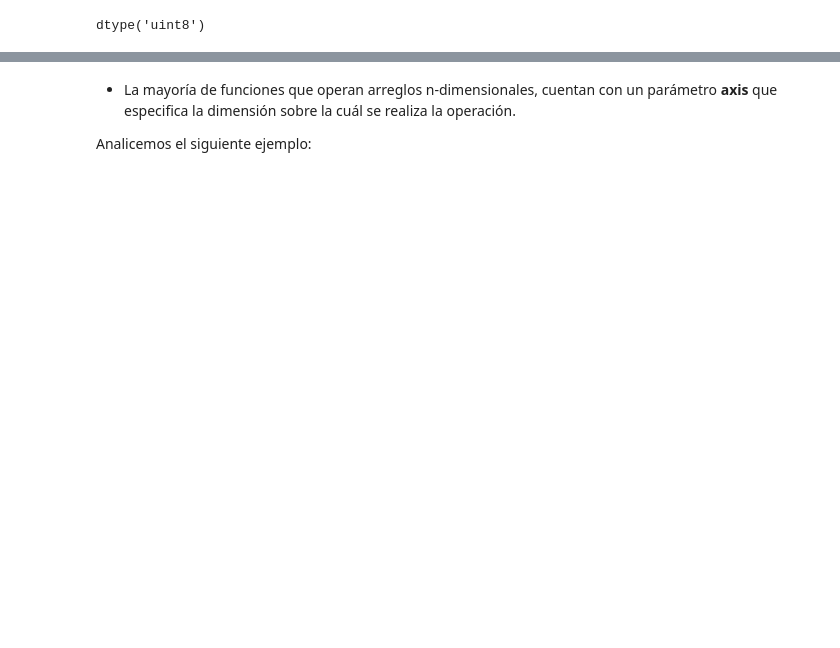
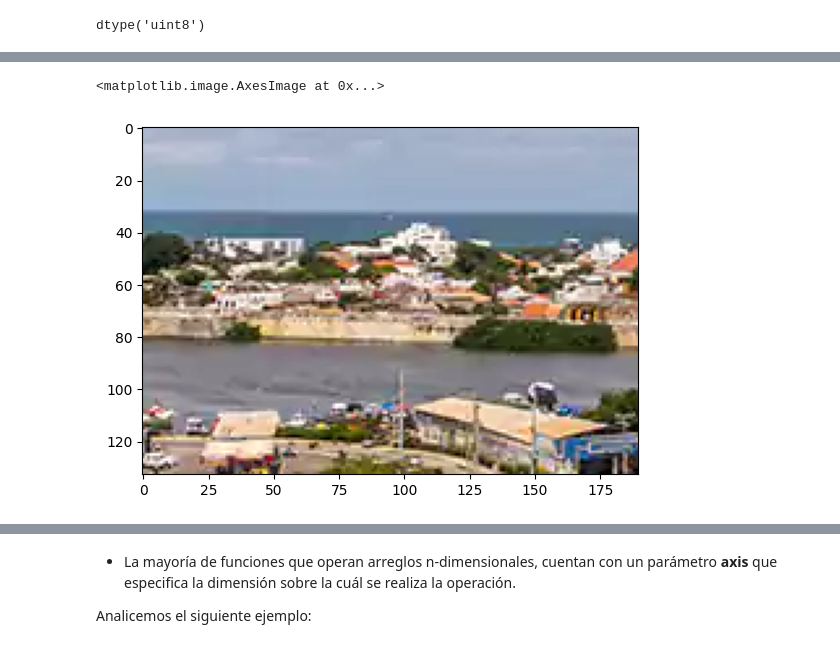
Before and after one commit to estebangonzalezITM/ProgramacionAvanzada, a Jupyter notebook: Notebooks/09_Numpy.ipynb, the cells around one changed output, grey strips where cells are left out. Saved outputs shown, nothing was run; the diff lists cells and outputs as text; code cells hidden in the pictures; blank space fills up the shorter version.

```diff
--- a/Notebooks/09_Numpy.ipynb
+++ b/Notebooks/09_Numpy.ipynb
@@ -1130,4 +1020,7 @@ plt.imshow(im[40:50,140:150])
 # %%
-plt.imshow(im[100:,40:230])
+plt.imshow(im[300:,40:230])
+# %% [output]
+<matplotlib.image.AxesImage at 0x...>
+[figure, added]
 # %%
 plt.imshow(im)
```
Also changed, not shown: parts of 248 cells of this notebook.
